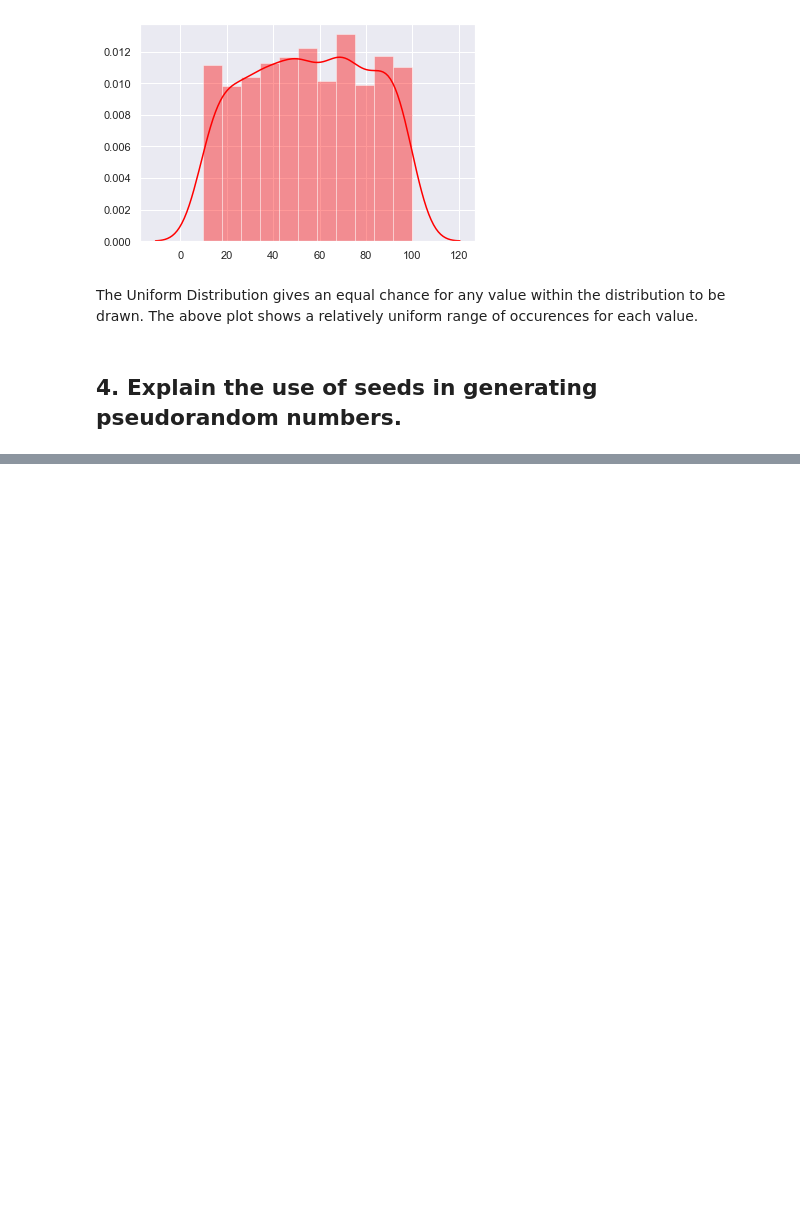
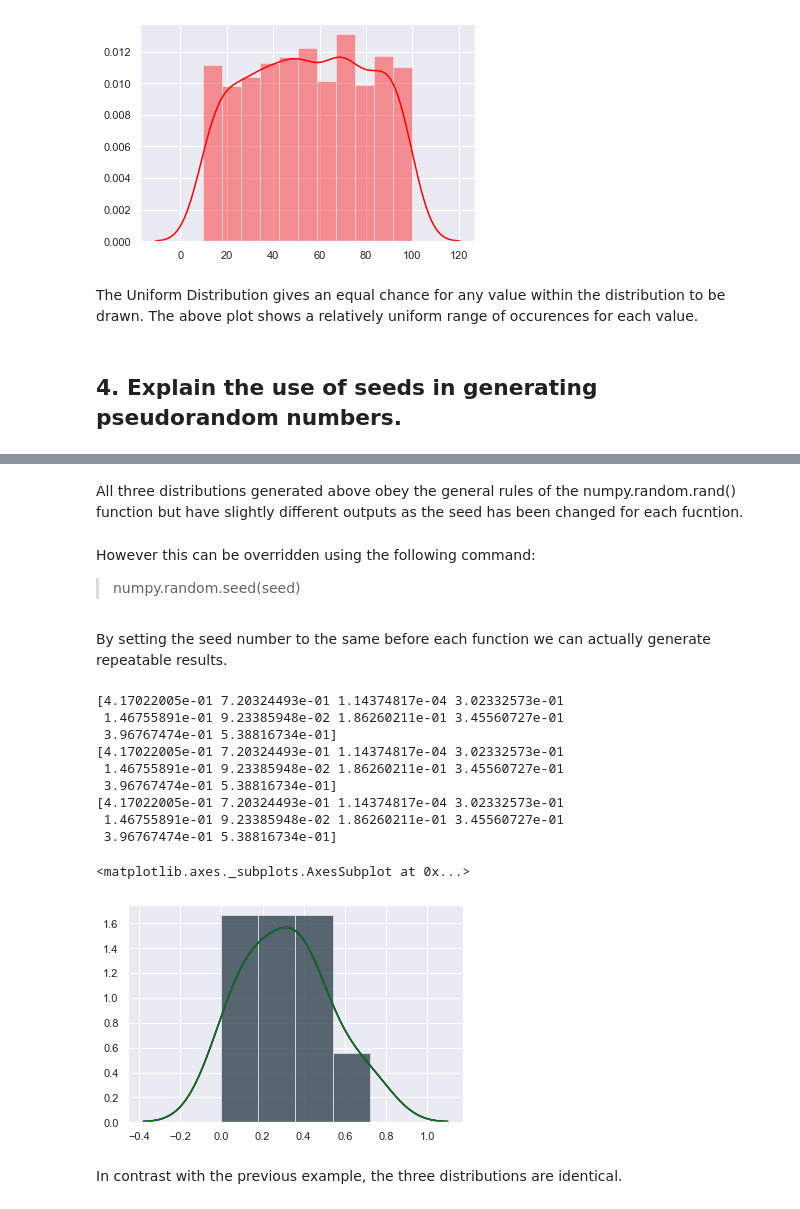
Before and after one commit to Pmcg1/ProgDA_Assignment, a Jupyter notebook: ProgDA_Assessment_1_2019.ipynb, the cells around one changed output, grey strips where cells are left out. Saved outputs shown, nothing was run; the diff lists cells and outputs as text; code cells hidden in the pictures; blank space fills up the shorter version.

Commit message:
started seeds section

```diff
--- a/ProgDA_Assessment_1_2019.ipynb
+++ b/ProgDA_Assessment_1_2019.ipynb
@@ -539,0 +566,34 @@ The Uniform Distribution gives an equal chance for any value within the distribu
+# %% [markdown]
+All three distributions generated above obey the general rules of the numpy.random.rand() function but have slightly different outputs as the seed has been changed for each fucntion.
+# %% [markdown]
+However this can be overridden using the following command:
+> numpy.random.seed(seed)
+# %% [markdown]
+By setting the seed number to the same before each function we can actually generate repeatable results.
+# %%
+np.random.seed(1)
+x = np.random.rand(10)
+np.random.seed(1)
+y = np.random.rand(10)
+np.random.seed(1)
+z = np.random.rand(10)
+print(x)
+print(y)
+print(z)
+sns.distplot(x, color="red")
+sns.distplot(y, color="blue")
+sns.distplot(z, color="green")
+# %% [output]
+[4.17022005e-01 7.20324493e-01 1.14374817e-04 3.02332573e-01
+ 1.46755891e-01 9.23385948e-02 1.86260211e-01 3.45560727e-01
+ 3.96767474e-01 5.38816734e-01]
+[4.17022005e-01 7.20324493e-01 1.14374817e-04 3.02332573e-01
+ 1.46755891e-01 9.23385948e-02 1.86260211e-01 3.45560727e-01
+ 3.96767474e-01 5.38816734e-01]
+[4.17022005e-01 7.20324493e-01 1.14374817e-04 3.02332573e-01
+ 1.46755891e-01 9.23385948e-02 1.86260211e-01 3.45560727e-01
+ 3.96767474e-01 5.38816734e-01]
+<matplotlib.axes._subplots.AxesSubplot at 0x...>
+[figure, added]
+# %% [markdown]
+In contrast with the previous example, the three distributions are identical.
```
Also changed, not shown: parts of 2 cells of this notebook.
